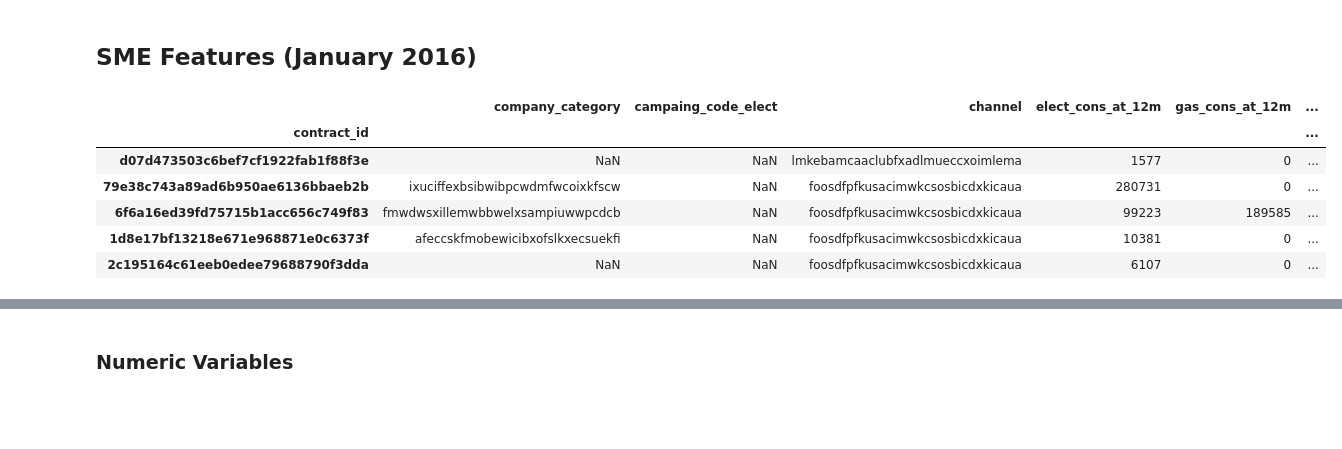
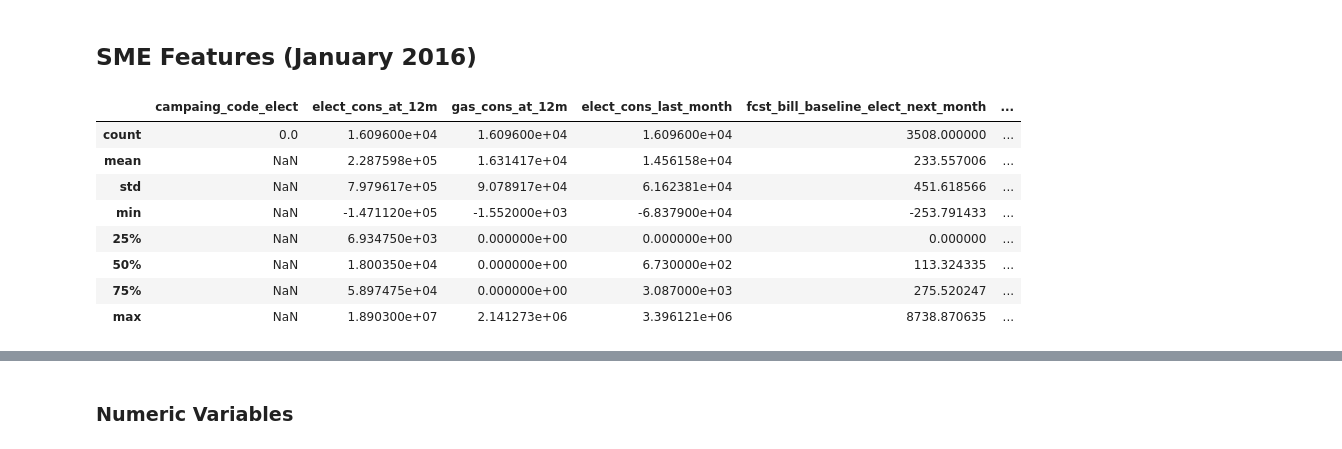
Before and after one commit to isabelpuche/Marketing_Analytics, a Jupyter notebook: notebooks/AilyLabs_DS-Challenge.ipynb, the cells around one changed output, grey strips where cells are left out. Cells and saved outputs as stored; diff of their text form; code cells hidden in the pictures; blank space fills up the shorter version.

Commit message:
data preprocessing (2)

```diff
--- a/notebooks/AilyLabs_DS-Challenge.ipynb
+++ b/notebooks/AilyLabs_DS-Challenge.ipynb
@@ -55,14 +61,16 @@ dates = ['contract_activation_date',
 # %%
 train_data = pd.read_csv('aily_case_training_data.csv',
                          index_col='contract_id',
-                         # parse_dates=dates
+                         parse_dates=dates
                         )
-train_data.head()
+train_data.describe()
 # %% [output]
-|  | company_category | campaing_code_elect | channel | elect_cons_at_12m | gas_cons_at_12m | ... |
-| contract_id |  |  |  |  |  | ... |
-| d07d473503c6bef7cf1922fab1f88f3e | NaN | NaN | lmkebamcaaclubfxadlmueccxoimlema | 1577 | 0 | ... |
-| 79e38c743a89ad6b950ae6136bbaeb2b | ixuciffexbsibwibpcwdmfwcoixkfscw | NaN | foosdfpfkusacimwkcsosbicdxkicaua | 280731 | 0 | ... |
-| 6f6a16ed39fd75715b1acc656c749f83 | fmwdwsxillemwbbwelxsampiuwwpcdcb | NaN | foosdfpfkusacimwkcsosbicdxkicaua | 99223 | 189585 | ... |
-| 1d8e17bf13218e671e968871e0c6373f | afeccskfmobewicibxofslkxecsuekfi | NaN | foosdfpfkusacimwkcsosbicdxkicaua | 10381 | 0 | ... |
-| 2c195164c61eeb0edee79688790f3dda | NaN | NaN | foosdfpfkusacimwkcsosbicdxkicaua | 6107 | 0 | ... |
+|  | campaing_code_elect | elect_cons_at_12m | gas_cons_at_12m | elect_cons_last_month | fcst_bill_baseline_elect_next_month | ... |
+| count | 0.0 | 1.609600e+04 | 1.609600e+04 | 1.609600e+04 | 3508.000000 | ... |
+| mean | NaN | 2.287598e+05 | 1.631417e+04 | 1.456158e+04 | 233.557006 | ... |
+| std | NaN | 7.979617e+05 | 9.078917e+04 | 6.162381e+04 | 451.618566 | ... |
+| min | NaN | -1.471120e+05 | -1.552000e+03 | -6.837900e+04 | -253.791433 | ... |
+| 25% | NaN | 6.934750e+03 | 0.000000e+00 | 0.000000e+00 | 0.000000 | ... |
+| 50% | NaN | 1.800350e+04 | 0.000000e+00 | 6.730000e+02 | 113.324335 | ... |
+| 75% | NaN | 5.897475e+04 | 0.000000e+00 | 3.087000e+03 | 275.520247 | ... |
+| max | NaN | 1.890300e+07 | 2.141273e+06 | 3.396121e+06 | 8738.870635 | ... |
```
Also changed, not shown: parts of 86 cells of this notebook.
